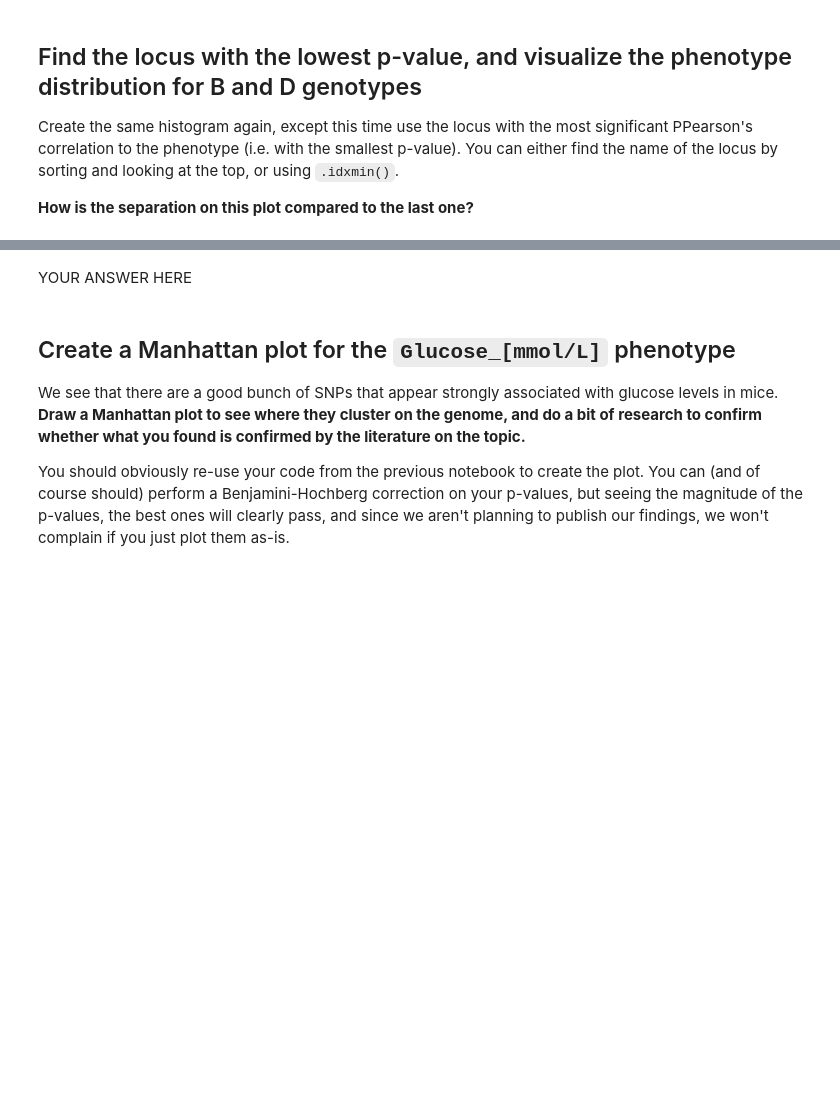
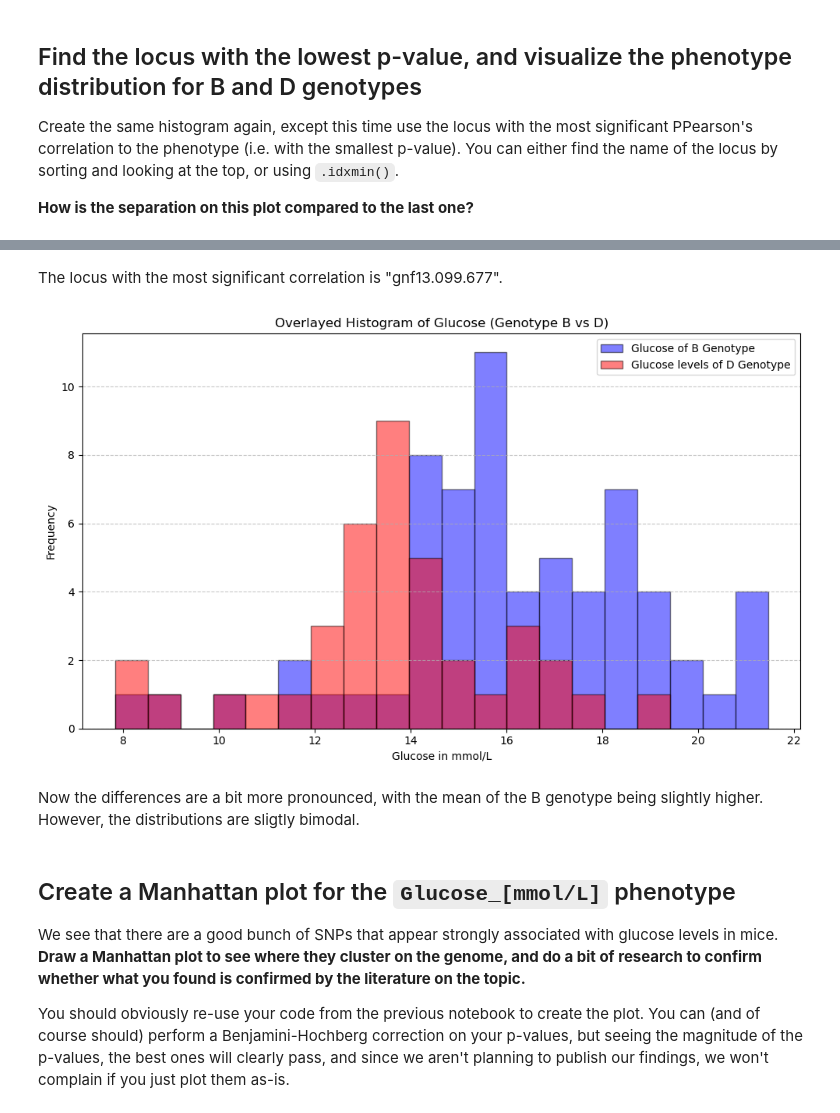
Before and after one commit to PeterBrederlow/PracticalIntegrativeBioinformatics, a Jupyter notebook: Day4-GWAS_Quantitative.ipynb, the cells around one changed output, grey strips where cells are left out. Drawn from its saved outputs; the diff is of its cells as text; code cells hidden in the pictures; blank space fills up the shorter version.

```diff
--- a/Day4-GWAS_Quantitative.ipynb
+++ b/Day4-GWAS_Quantitative.ipynb
@@ -149,5 +262,29 @@ raise NotImplementedError()
-# %% [markdown]
-YOUR ANSWER HERE
+# %% [markdown]
+The locus with the most significant correlation is "gnf13.099.677".
+# %%
+#visualize it with a histogram
+sig_geno = geno2['gnf13.099.677']
+glucose_B = one_pheno[sig_geno == 0]
+glucose_D = one_pheno[sig_geno == 2]
+
+#plot histogram
+min_value = min(glucose_B.min(), glucose_D.min())
+max_value = max(glucose_B.max(), glucose_D.max())
+bins = np.linspace(min_value, max_value, 21)
+plt.figure(figsize=(10, 6))
+plt.hist(glucose_B, bins=bins, color='blue', alpha=0.5, edgecolor='black', label='Glucose of B Genotype')
+plt.hist(glucose_D, bins=bins, color='red', alpha=0.5, edgecolor='black', label='Glucose levels of D Genotype')
+plt.xlabel('Glucose in mmol/L')
+plt.ylabel('Frequency')
+plt.title('Overlayed Histogram of Glucose (Genotype B vs D)')
+plt.legend()
+plt.grid(axis='y', linestyle='--', alpha=0.7)
+plt.tight_layout()
+plt.show()
+# %% [output]
+[figure, added]
+# %% [markdown]
+Now the differences are a bit more pronounced, with the mean of the B genotype being slightly higher. However, the distributions are sligtly bimodal.
 # %% [markdown]
 ## Create a Manhattan plot for the `Glucose_[mmol/L]` phenotype
 
```
Also changed, not shown: parts of 43 cells of this notebook, 1 other file.
